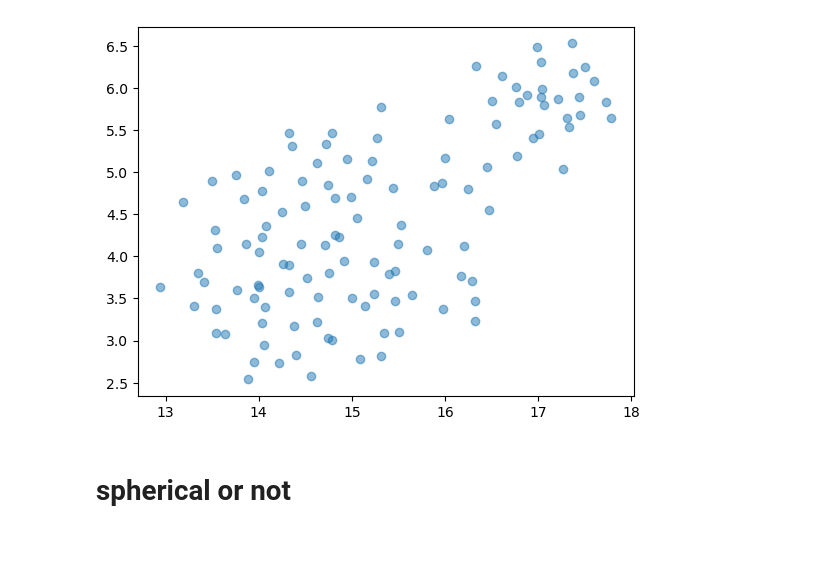
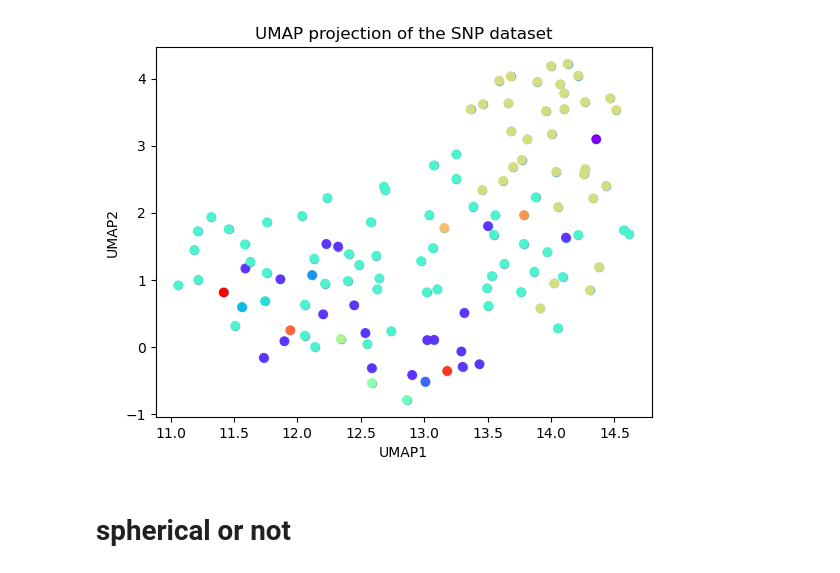
Before and after one commit to aradar46/Geographic_Population_Structure_GPS, a Jupyter notebook: notebook.ipynb, the cells around one changed output. Cells and saved outputs as stored; diff of their text form; code cells hidden in the pictures; blank space fills up the shorter version.

```diff
--- a/notebook.ipynb
+++ b/notebook.ipynb
@@ -132,4 +4,4 @@ import pandas as pd
 from sklearn.cluster import KMeans
 from sklearn.preprocessing import StandardScaler
 # Load SNP data into a NumPy array
-data = pd.read_csv('Data/DataS1_freq.txt', sep='\t', header=None)
+data = pd.read_csv('Data/DataS1_freq.txt.gz', sep='\t', header=None, compression='gzip')
@@ -209,21 +74,45 @@ plt.show()
+# %%
+data3=data.iloc[:, 1:]
 # %%
 import numpy as np
 import pandas as pd
 import umap.umap_ as umap
 import matplotlib.pyplot as plt
 
 # Read in your dataset as a pandas dataframe
 
 
 # Apply UMAP to the dataset
 reducer = umap.UMAP()
-df_umap = reducer.fit_transform(data2)
+df_umap = reducer.fit_transform(data3)
 
 # Visualize the UMAP results
 plt.scatter(df_umap[:, 0], df_umap[:, 1], alpha=0.5)
+# color the points by their cluster assignment
+plt.scatter(df_umap[:, 0], df_umap[:, 1], c=labels, cmap='rainbow')
+
+# add a legend
+plt.legend(labels, loc='upper left')
+
+# add a annotation very small font size and close to the point
+for i, txt in enumerate(country):
+    plt.annotate(txt, (df_umap[i, 0], df_umap[i, 1]), fontsize=6, xytext=(5, 2), textcoords='offset points')
+
+
+
+# add a title
+plt.title('UMAP projection of the SNP dataset')
+# add x and y labels
+plt.xlabel('UMAP1')
+plt.ylabel('UMAP2')
+
+
+
+
+
 plt.show()
 # %% [output]
-[figure, old version]
+[figure, new version]
 # %% [markdown]
 # spherical or not
 # %%
```
Also changed, not shown: parts of 22 cells of this notebook, 7 other files.
